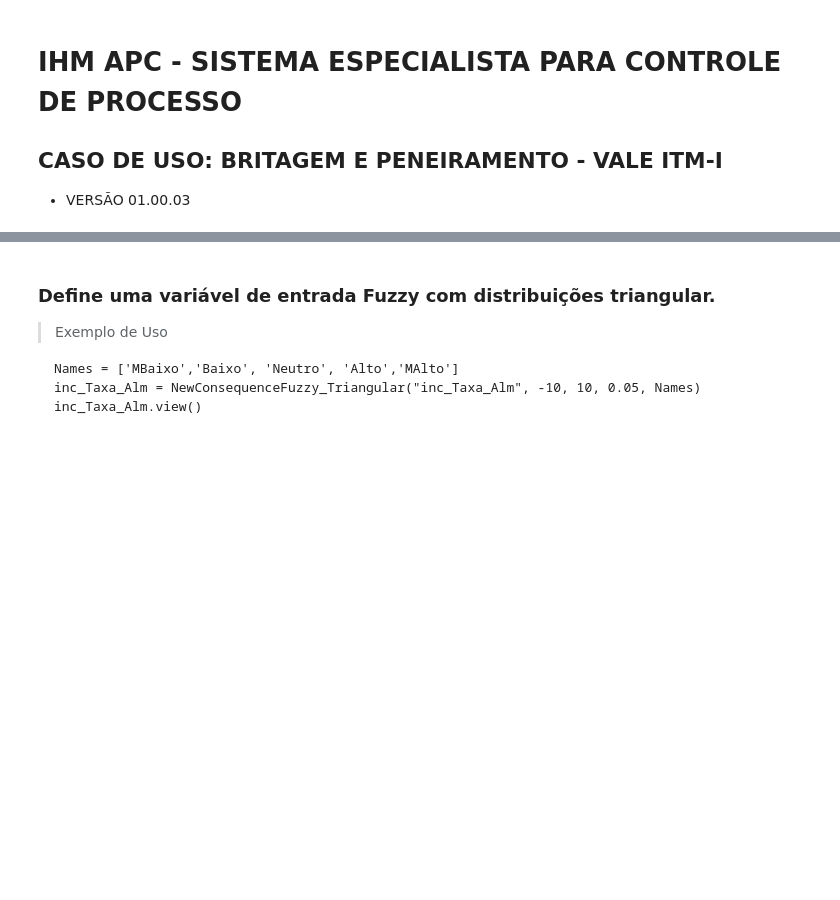
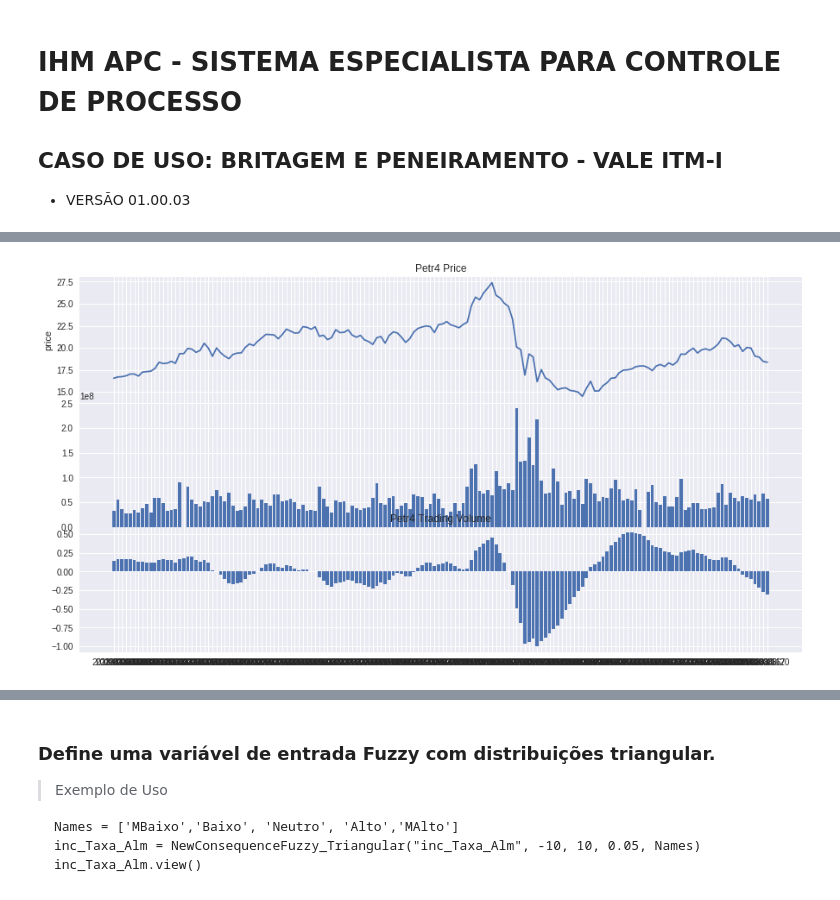
Before and after one commit to thimotio/ExpertSystem, a Jupyter notebook: Fuzzy_ExperSystem_Stocks.ipynb, the cells around one changed output, grey strips where cells are left out. Cells and saved outputs as stored; diff of their text form; code cells hidden in the pictures; blank space fills up the shorter version.

```diff
--- a/Fuzzy_ExperSystem_Stocks.ipynb
+++ b/Fuzzy_ExperSystem_Stocks.ipynb
@@ -9,2 +93,41 @@
+# %%
+import ta as TA
+
+start = '2018-01-01'
+end = '2018-08-20'
+# %%
+import plotly
+plotly.tools.set_credentials_file(username='edumaga', api_key='9l9xEF6IA70WJr3iNf9s')
+import plotly.plotly as py
+import plotly.graph_objs as go
+
+import warnings
+warnings.filterwarnings('ignore')
+
+stock = TA.add_all_ta_features(data, "1. open", "2. high", "3. low", "4. close", "5. volume", fillna=True)
+
+
+df = stock.loc[start:end]
+# %%
+
+fig, axs = plt.subplots(3, 1, sharex=True)
+
+# Remove horizontal space between axes
+fig.subplots_adjust(hspace=0)
+
+# Plot each graph, and manually set the y tick values
+#axs[0].plot(df['1. open'],  df['4. close'], df['2. high'], df['3. low'])
+axs[0].plot(df['4. close'])
+axs[0].set(title='Petr4 Price', ylabel='price')
+
+axs[1].bar(df.index, df['5. volume'])
+
+axs[2].bar(df.index, df['trend_macd_diff'])
+
+plt.title('Petr4 Trading Volume')
+plt.gcf().set_size_inches(15,8)
+plt.show()
+# %% [output]
+[figure, added]
 # %%
 !pip   install  -U scikit-fuzzy
```
Also changed, not shown: parts of 47 cells of this notebook.
